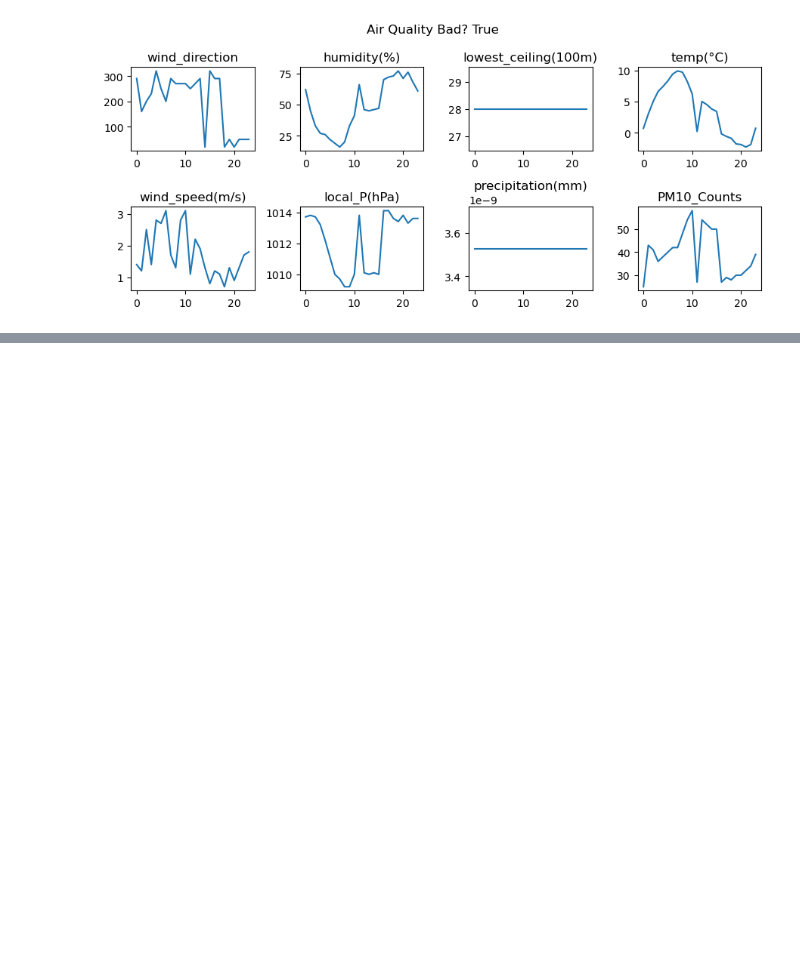
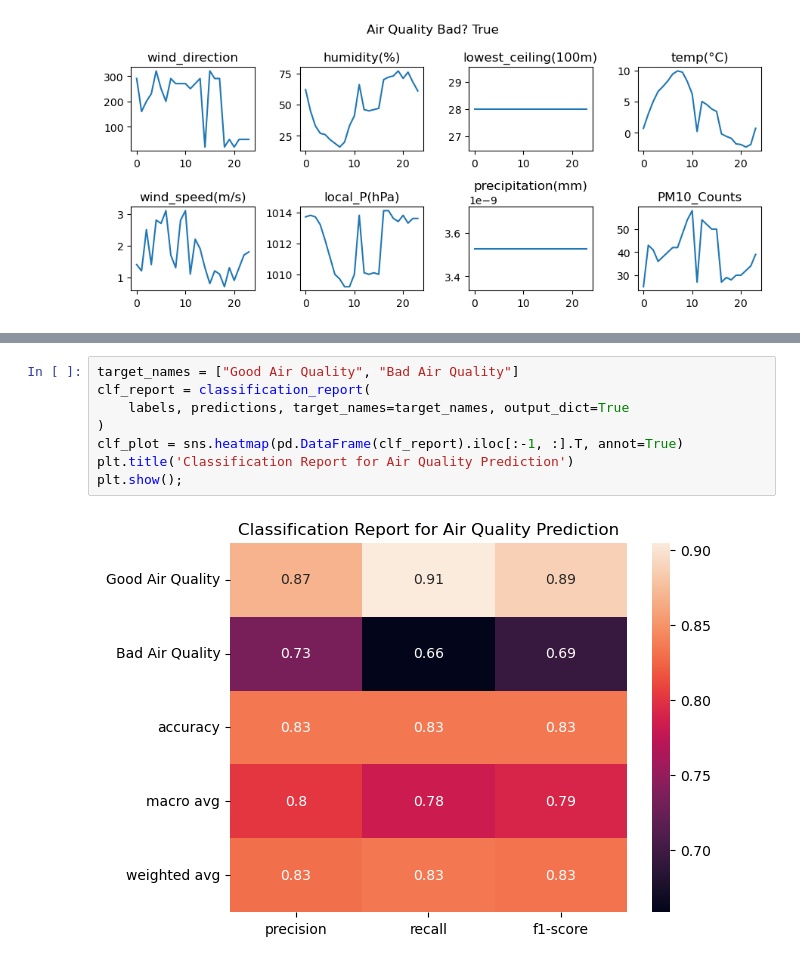
Before and after one commit to johnwslee/fine_dust_analysis_2, a Jupyter notebook: notebooks/2_1d_CNN_model_evaluation.ipynb, the cells around one changed output, grey strips where cells are left out. Cells and saved outputs as stored; diff of their text form; blank space fills up the shorter version.

```diff
--- a/notebooks/2_1d_CNN_model_evaluation.ipynb
+++ b/notebooks/2_1d_CNN_model_evaluation.ipynb
@@ -151,0 +197,10 @@ Prbability of Bad Air Quality: 0.894
+# %%
+target_names = ["Good Air Quality", "Bad Air Quality"]
+clf_report = classification_report(
+    labels, predictions, target_names=target_names, output_dict=True
+)
+clf_plot = sns.heatmap(pd.DataFrame(clf_report).iloc[:-1, :].T, annot=True)
+plt.title('Classification Report for Air Quality Prediction')
+plt.show();
+# %% [output]
+[figure, added]
```
Also changed, not shown: parts of 9 cells of this notebook.
